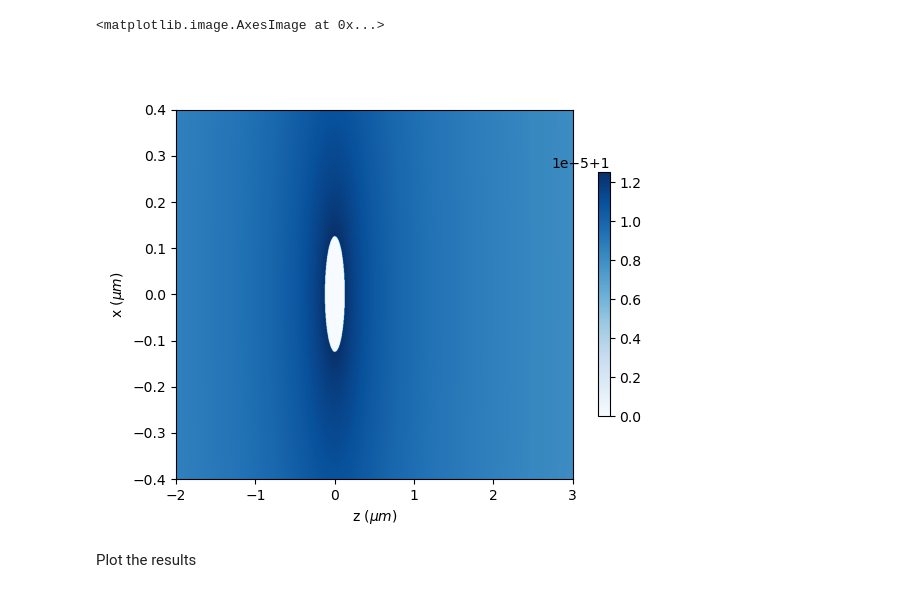
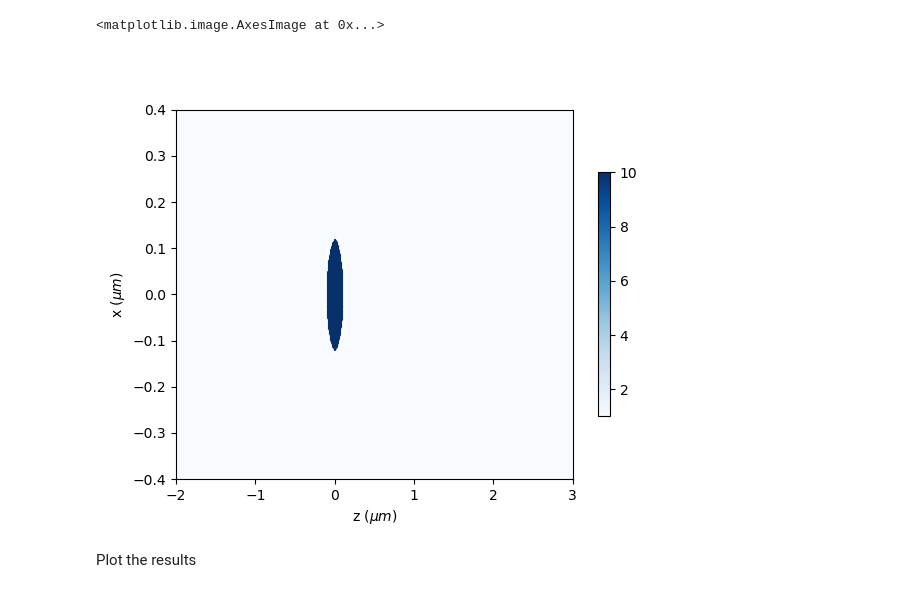
Before and after one commit to AMCLab/TEMGYMAdvanced, a Jupyter notebook: JanghyunCOMAnalysis/biprism_electrostatic_refractive_index_diffractio_compared_to_ray_tracing_physical_scale.ipynb, the cells around one changed output. Drawn from its saved outputs; the diff is of its cells as text; code cells hidden in the pictures.

```diff
--- a/JanghyunCOMAnalysis/biprism_electrostatic_refractive_index_diffractio_compared_to_ray_tracing_physical_scale.ipynb
+++ b/JanghyunCOMAnalysis/biprism_electrostatic_refractive_index_diffractio_compared_to_ray_tracing_physical_scale.ipynb
@@ -35,7 +35,7 @@ phi_0 = 60e5
 wavelength = h/(2*abs(e)*m*phi_0)**(1/2)/1e-6
 
 #Set voltage of biprism
-V = 150
+V = 200
 
 #Set radius of biprism wire
 r = 0.125e-6/1e-6
@@ -53,35 +53,35 @@ n_eq2 = (2*m*abs(e)*(phi_0-phi_biprism))**(0.5)
 #This is because diffractio uses the "eval" function which uses a string to form the function.
 n = str(n_eq1).replace("log", "np.log")
 
 #Set up the scale in x and z
 x0 = np.linspace(-0.4 * um, 0.4 * um, 1024 * 1)
 z0 = np.linspace(-2 * um, 3 * um, 1024 * 1)
 
 #Create a source plane wave
 u0 = Scalar_source_X(x=x0, wavelength=wavelength)
 u0.plane_wave(A=1, z0=0 * um, theta=0. * degrees)
 
 t0 = Scalar_mask_XZ(x=x0, z=z0, wavelength=wavelength, n_background=0)
 t0.incident_field(u0)
 
 #Create a condenser sphere that has the refractive index of a biprism
 t0.sphere(r0=(0, 0),
              radius=(R * um, R * um),
              refraction_index=n,
              angle=0 * degrees)
 
 #Create a model of the wire, with a complex value that represents "absorbtion". This should enable
 #the wave to diffract around the wire
 t0.sphere(r0=(0, 0),
              radius=(r * um, r * um),
-             refraction_index=0 + 1j,
+             refraction_index=0 + 10j,
              angle=0 * degrees)
 
 #Draw the refraction
 t0.draw_refraction_index(draw_borders=True, colorbar_kind='vertical')
 # %% [output]
 <matplotlib.image.AxesImage at 0x...>
-[figure, old version]
+[figure, new version]
 # %% [markdown]
 Plot the results
 # %%
```
Also changed, not shown: parts of 11 cells of this notebook.
